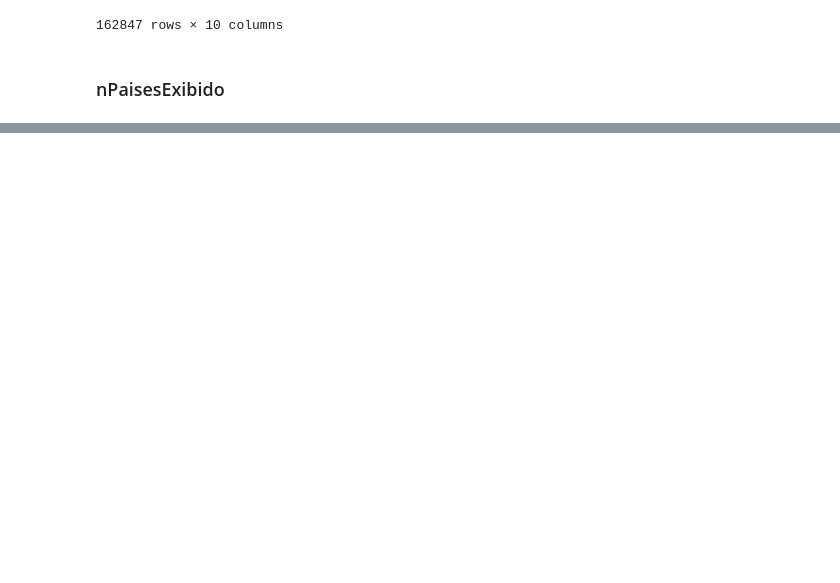
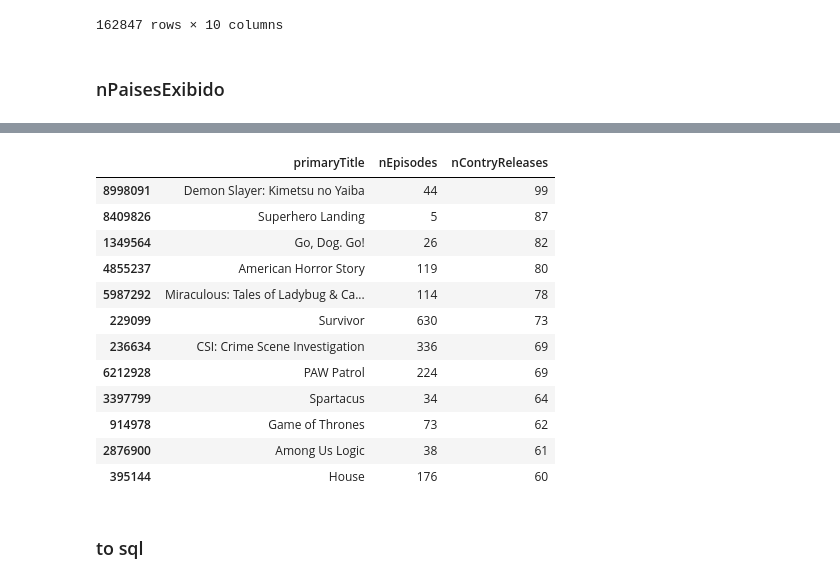
Before and after one commit to MBorgesT/DataVisProject, a Jupyter notebook: datasets/insert_title_basics.ipynb, the cells around one changed output, grey strips where cells are left out. Cells and saved outputs as stored; diff of their text form; code cells hidden in the pictures; blank space fills up the shorter version.

```diff
--- a/datasets/insert_title_basics.ipynb
+++ b/datasets/insert_title_basics.ipynb
@@ -231,0 +233,12 @@ df.sort_values('nEpisodes', ascending=False)
+# %%
+n_paises_gb = t_akas_df.groupby('titleId').count()['region']
+# %%
+n_paises_gb = n_paises_gb.apply(lambda x: x if x != '\\N' else None)
+# %%
+nPaises = []
+for _, row in tqdm(df.iterrows()):
+    try:
+        nPaises.append(n_paises_gb.loc[row['tconst']])
+    except:
+        nPaises.append(None)
+nPaises[:5]
@@ -231,0 +247,4 @@ df.sort_values('nEpisodes', ascending=False)
+# %%
+df['nCountryReleases'] = nPaises
+df['nCountryReleases'] = df['nCountryReleases'].astype('Int64')
+df['nCountryReleases'].describe()
@@ -232,2 +282,20 @@ df.sort_values('nEpisodes', ascending=False)
+# %%
+df[['primaryTitle', 'nEpisodes', 'nCountryReleases']].sort_values('nCountryReleases', ascending=False)[:12]
+# %% [output]
+|  | primaryTitle | nEpisodes | nContryReleases |
+| 8998091 | Demon Slayer: Kimetsu no Yaiba | 44 | 99 |
+| 8409826 | Superhero Landing | 5 | 87 |
+| 1349564 | Go, Dog. Go! | 26 | 82 |
+| 4855237 | American Horror Story | 119 | 80 |
+| 5987292 | Miraculous: Tales of Ladybug & Ca... | 114 | 78 |
+| 229099 | Survivor | 630 | 73 |
+| 236634 | CSI: Crime Scene Investigation | 336 | 69 |
+| 6212928 | PAW Patrol | 224 | 69 |
+| 3397799 | Spartacus | 34 | 64 |
+| 914978 | Game of Thrones | 73 | 62 |
+| 2876900 | Among Us Logic | 38 | 61 |
+| 395144 | House | 176 | 60 |
+# %% [markdown]
+### to sql
 # %%
 df.to_sql('title_basics', conn, index=False, index_label='tconst', chunksize=1024)
```
Also changed, not shown: parts of 9 cells of this notebook, 13 other files.
